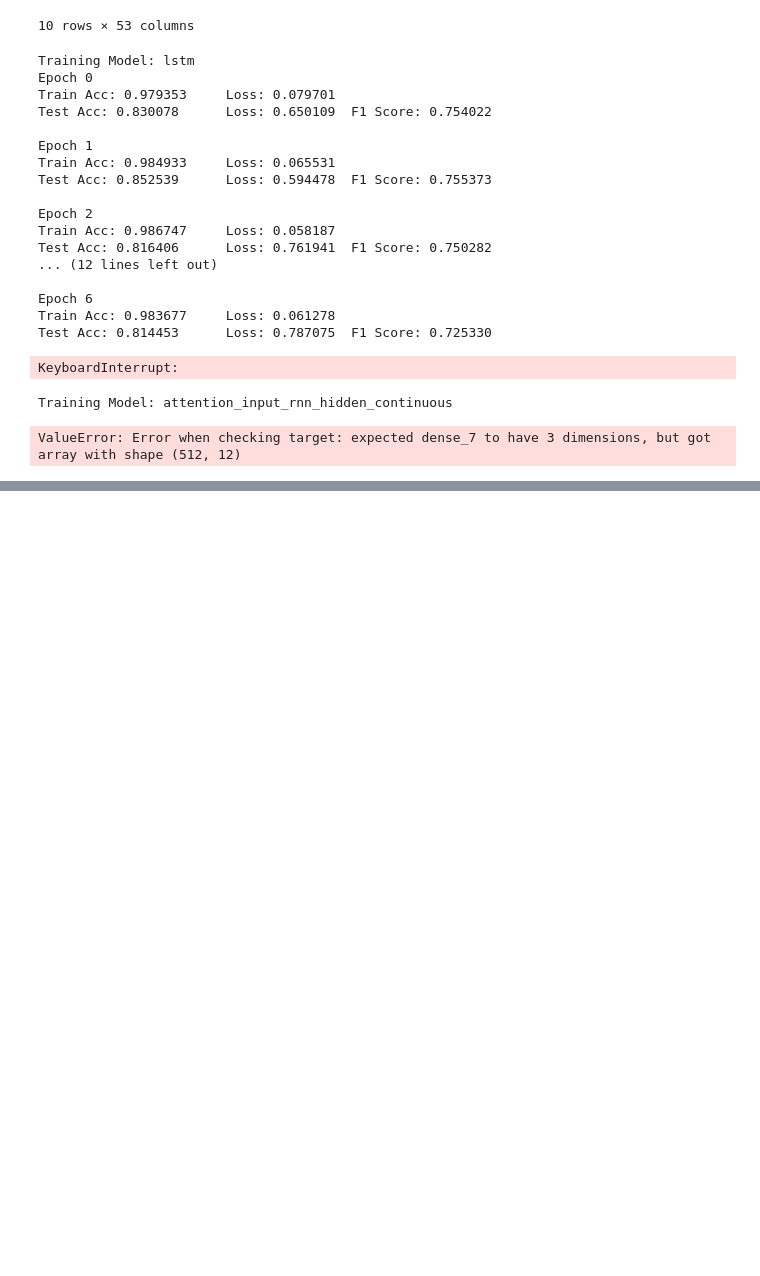
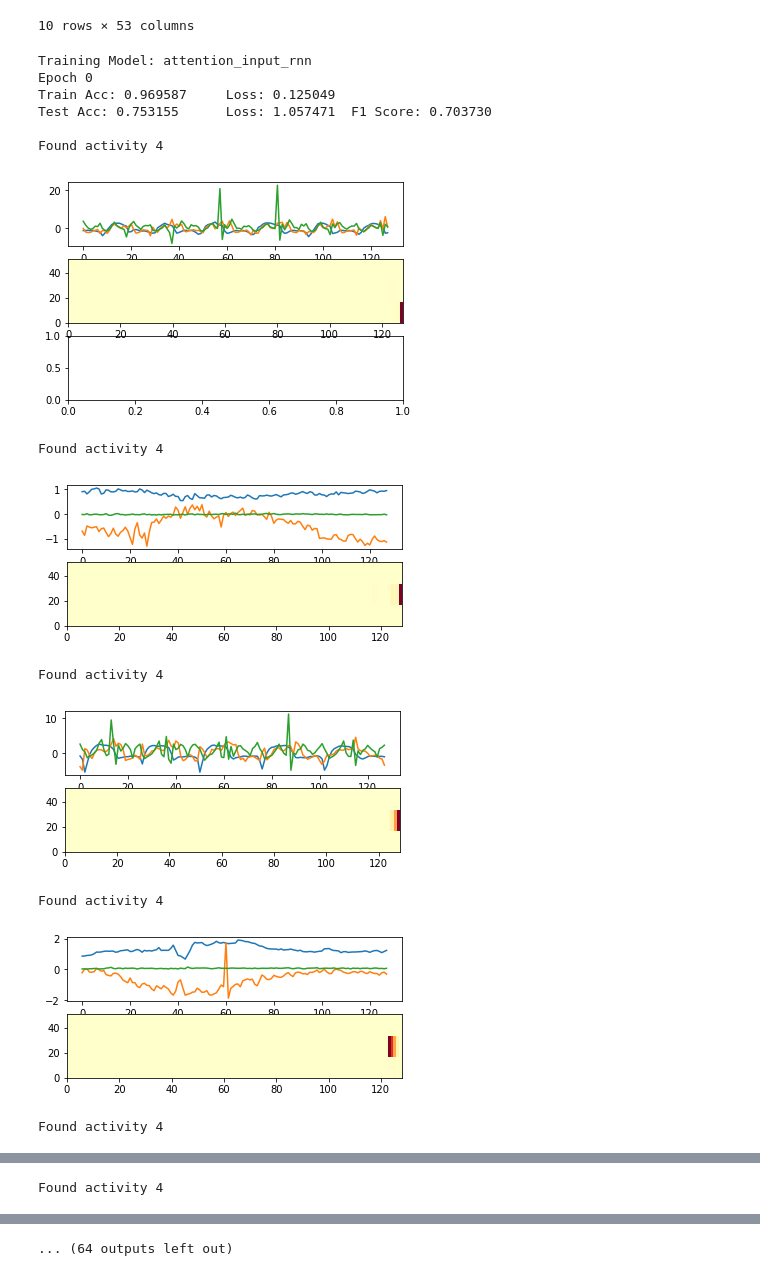
Before and after one commit to isteincn/har-attention, a Jupyter notebook: Train and visualization.ipynb, the cells around one changed output, grey strips where cells are left out. Saved outputs shown, nothing was run; the diff lists cells and outputs as text; code cells hidden in the pictures; blank space fills up the shorter version.

Commit message:
updated visualization

```diff
--- a/Train and visualization.ipynb
+++ b/Train and visualization.ipynb
@@ -22,31 +22,22 @@ data.df_train[0:10]
 # %%
 from keras_model_factory import *
 from keras_pamap2_train import *
-# %%
-model_lstm = create_lstm_model(1024, 64, 128, len(data.FEATURE_NAMES), data.NUM_CLASSES)
-train(model_lstm, pamap2_data, overlap=0.1)
-# %% [output]
-Training Model: lstm
-Epoch 0
-Train Acc: 0.979353     Loss: 0.079701
-Test Acc: 0.830078      Loss: 0.650109  F1 Score: 0.754022
-
-Epoch 1
-Train Acc: 0.984933     Loss: 0.065531
-Test Acc: 0.852539      Loss: 0.594478  F1 Score: 0.755373
-
-Epoch 2
-Train Acc: 0.986747     Loss: 0.058187
-Test Acc: 0.816406      Loss: 0.761941  F1 Score: 0.750282
-... (12 lines left out)
-
-Epoch 6
-Train Acc: 0.983677     Loss: 0.061278
-Test Acc: 0.814453      Loss: 0.787075  F1 Score: 0.725330
-KeyboardInterrupt:
-# %%
-model = create_attention_input_rnn_hidden_continuous_model(512, 64, 128, len(data.FEATURE_NAMES), data.NUM_CLASSES)
-train(model, pamap2_data, overlap=0.1)
-# %% [output]
-Training Model: attention_input_rnn_hidden_continuous
-ValueError: Error when checking target: expected dense_7 to have 3 dimensions, but got array with shape (512, 12)
+# %%
+model_att_input = create_attention_input_rnn_model(batch_size, num_hidden_units, num_steps, num_features, num_classes)
+train(model_att_input, pamap2_data, num_epochs=1, overlap=0.1)
+visualize(model_att_input, pamap2_data, 4)
+# %% [output]
+Training Model: attention_input_rnn
+Epoch 0
+Train Acc: 0.969587     Loss: 0.125049
+Test Acc: 0.753155      Loss: 1.057471  F1 Score: 0.703730
+
+Found activity 4
+[figure, added]
+Found activity 4
+[figure, added]
+Found activity 4
+[figure, added]
+Found activity 4
+[figure, added]
+Found activity 4
@@ -52,0 +45 @@ ValueError: Error when checking target: expected dense_7 to have 3 dimensions, b
+Found activity 4
@@ -52,0 +47 @@ ValueError: Error when checking target: expected dense_7 to have 3 dimensions, b
+... (64 outputs left out)
```
Also changed, not shown: parts of 3 cells of this notebook.
